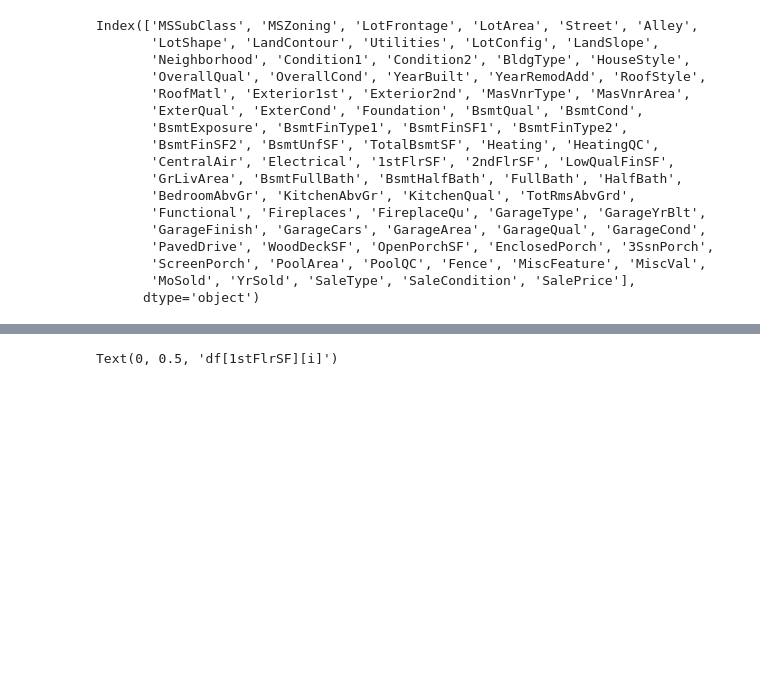
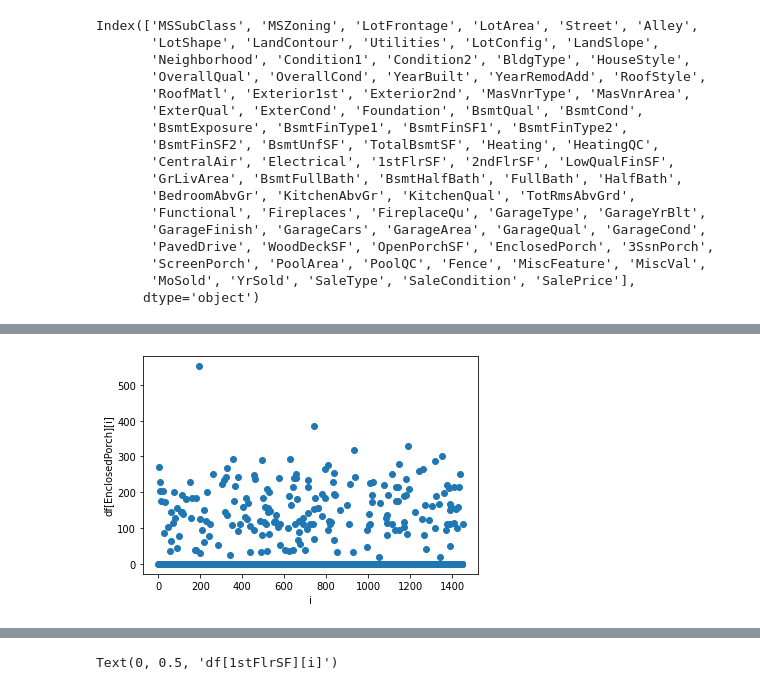
Before and after one commit to jedrexd/WTUM_11_2022, a Jupyter notebook: Projekt.ipynb, the cells around one changed output, grey strips where cells are left out. Saved outputs shown, nothing was run; the diff lists cells and outputs as text; code cells hidden in the pictures; blank space fills up the shorter version.

```diff
--- a/Projekt.ipynb
+++ b/Projekt.ipynb
@@ -72,0 +145,8 @@ Index(['MSSubClass', 'MSZoning', 'LotFrontage', 'LotArea', 'Street', 'Alley',
+# %%
+plt.scatter(range(0,len(df['EnclosedPorch'])), df['EnclosedPorch'])
+plt.xlabel('i')
+plt.ylabel('df[EnclosedPorch][i]')
+# Outliering
+df = df[((df['EnclosedPorch'] - df['EnclosedPorch'].mean()) / df['EnclosedPorch'].std()).abs() < 5]
+# %% [output]
+[figure, added]
```
Also changed, not shown: parts of 21 cells of this notebook.
